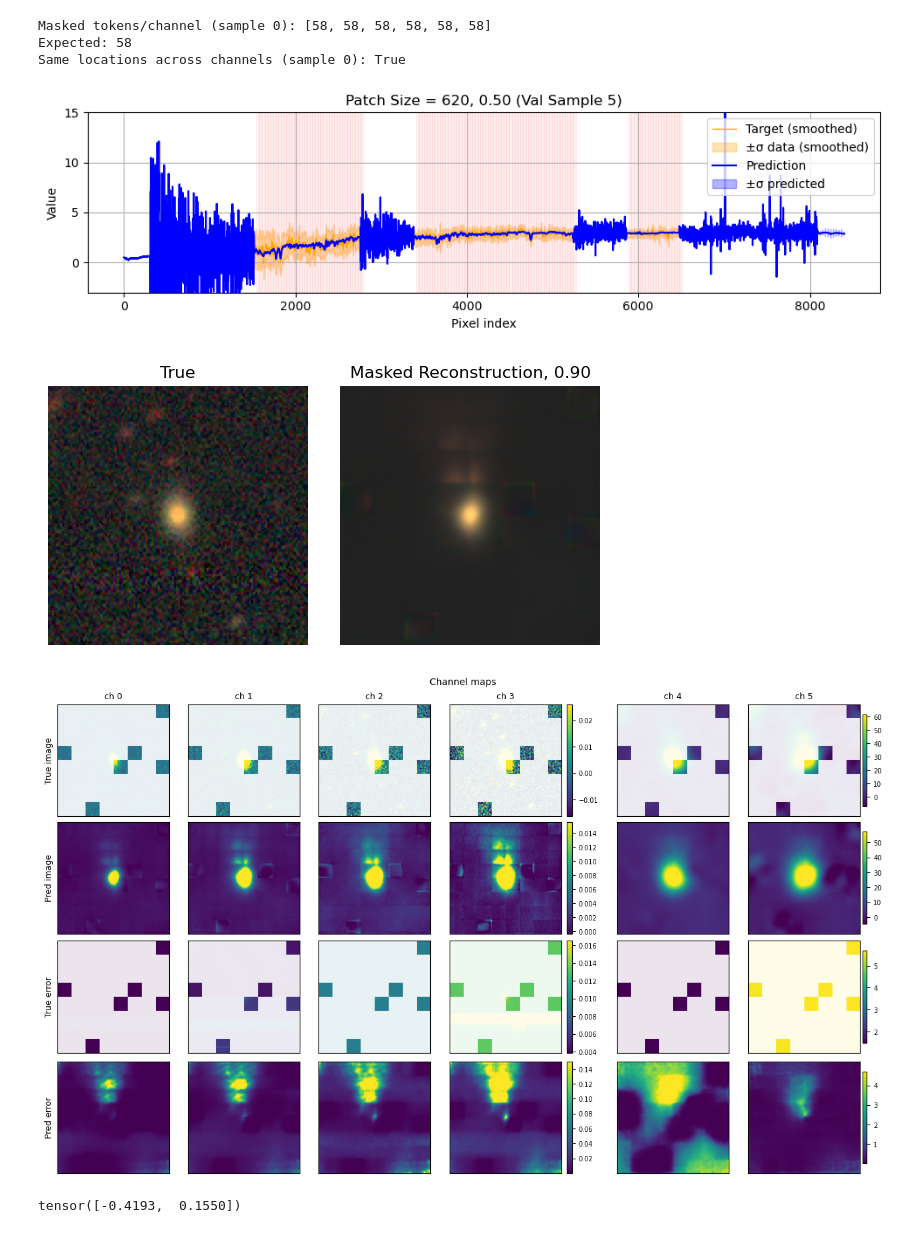
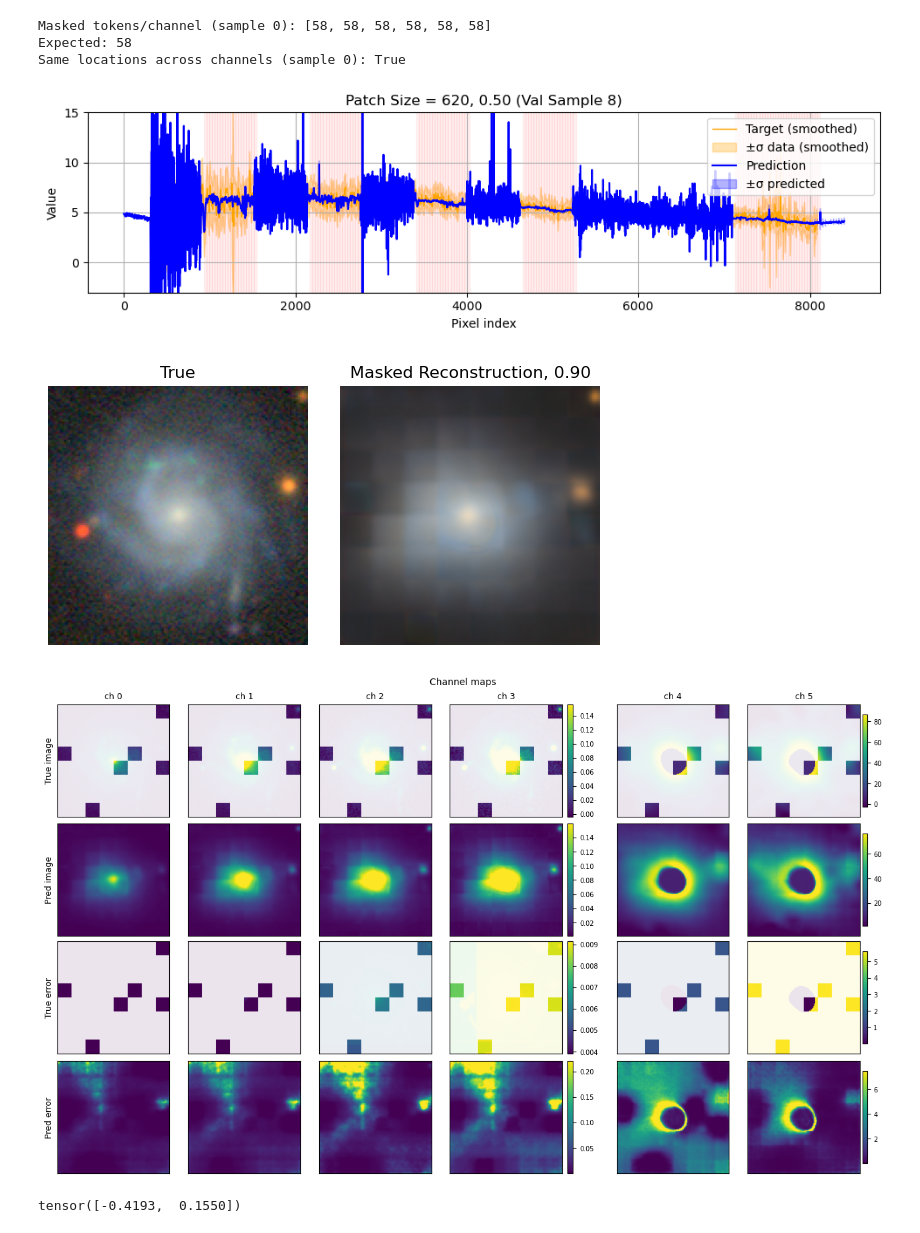
Before and after one commit to biprateep/MultiModal, a Jupyter notebook: notebooks/plots.ipynb, the cells around one changed output. Drawn from its saved outputs; the diff is of its cells as text; code cells hidden in the pictures.

Commit message:
MaNGA plots

```diff
--- a/notebooks/plots.ipynb
+++ b/notebooks/plots.ipynb
@@ -448,23 +448,23 @@ def visualize(model, spec: torch.Tensor, error: torch.Tensor, spec_pred: torch.T
 # %%
 # 4) Visualize with the provided visualize() function.
 visualize(
     model,
     spec,
     error,
     spec_pred,
     error_pred,
     img,
     img_error,
     pred_img,
     error_img,
     mask_spec,
     mask_img,
-    i = 5
+    i = 8
 )
 # %% [output]
-[figure, old version]
+[figure, new version]
-[figure, old version]
+[figure, new version]
-[figure, old version]
+[figure, new version]
 # %%
 xy_pix
 # %% [output]
```
Also changed, not shown: 5 other files.
